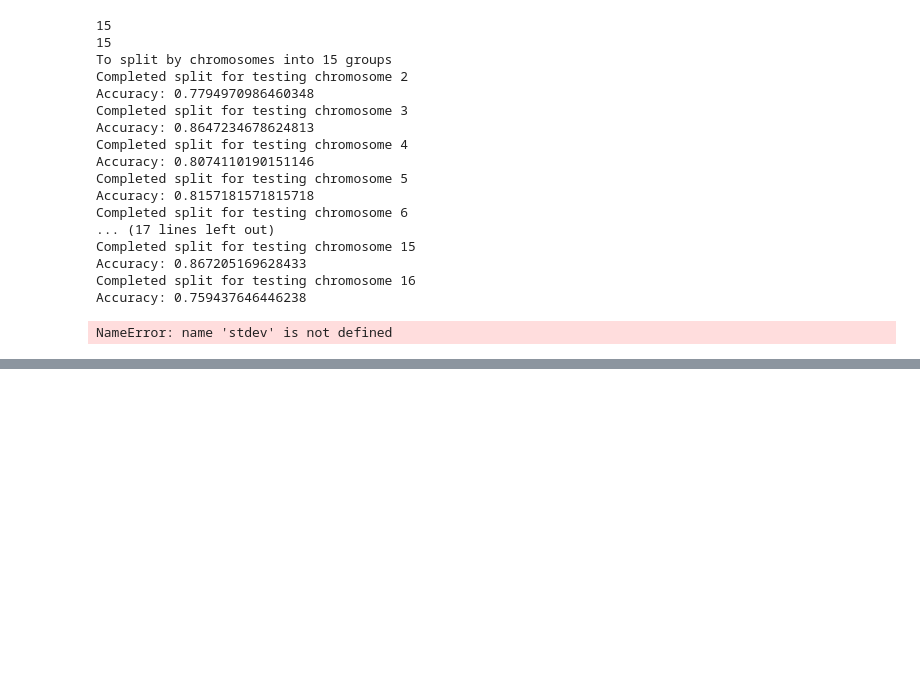
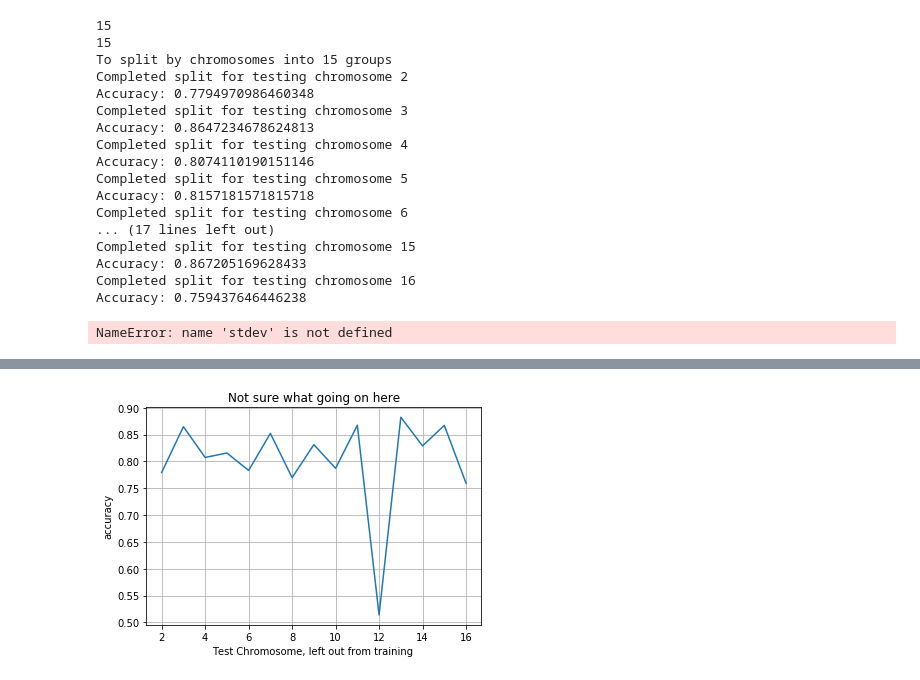
Before and after one commit to vincentlortie/ClinBall, a Jupyter notebook: notebooks/experiments/39.5.2_16.RF.lococv.ipynb, the cells around one changed output, grey strips where cells are left out. Cells and saved outputs as stored; diff of their text form; code cells hidden in the pictures; blank space fills up the shorter version.

Commit message:
updated experiment with cv with plot

```diff
--- a/notebooks/experiments/39.5.2_16.RF.lococv.ipynb
+++ b/notebooks/experiments/39.5.2_16.RF.lococv.ipynb
@@ -204,0 +199,20 @@ pp.pprint(metric_by_test_chr)
+# %%
+import matplotlib
+import matplotlib.pyplot as plt
+import numpy as np
+
+# Data for plotting
+t = range(2,17)
+s = all_accuracy
+
+fig, ax = plt.subplots()
+ax.plot(t, s)
+
+ax.set(xlabel='Test Chromosome, left out from training ', ylabel='accuracy',
+       title='Not sure what going on here')
+ax.grid()
+
+fig.savefig("test.png")
+plt.show()
+# %% [output]
+[figure, added]
```
Also changed, not shown: parts of 3 cells of this notebook.
